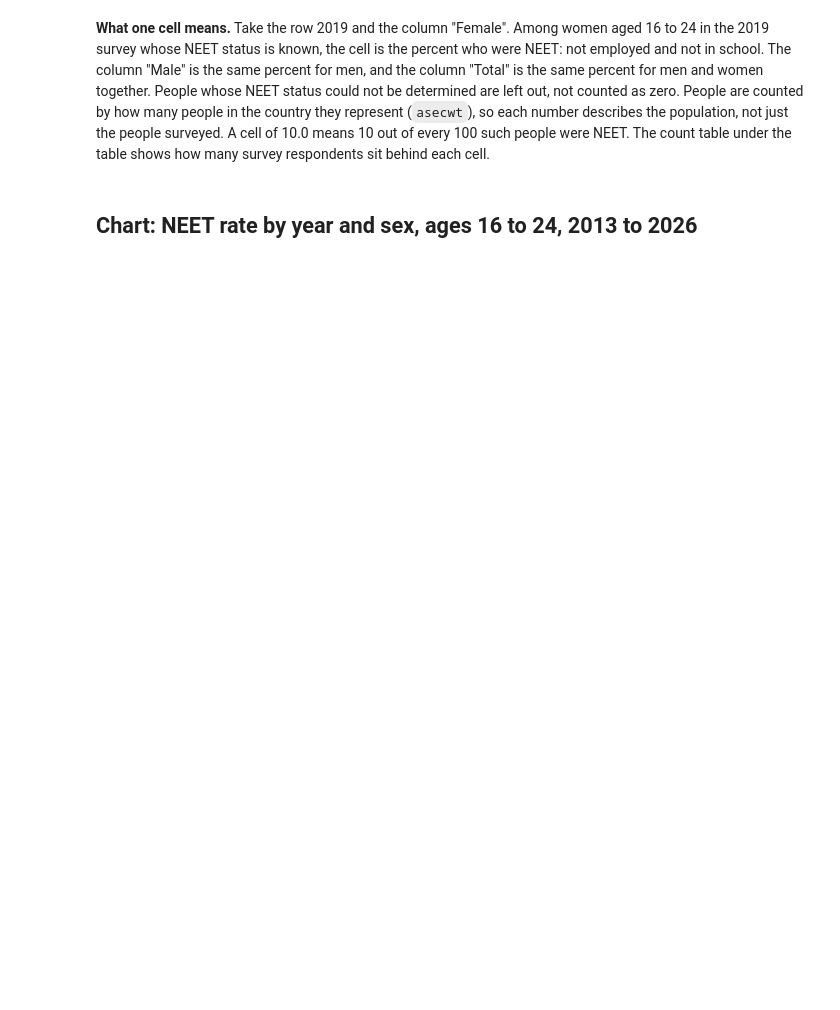
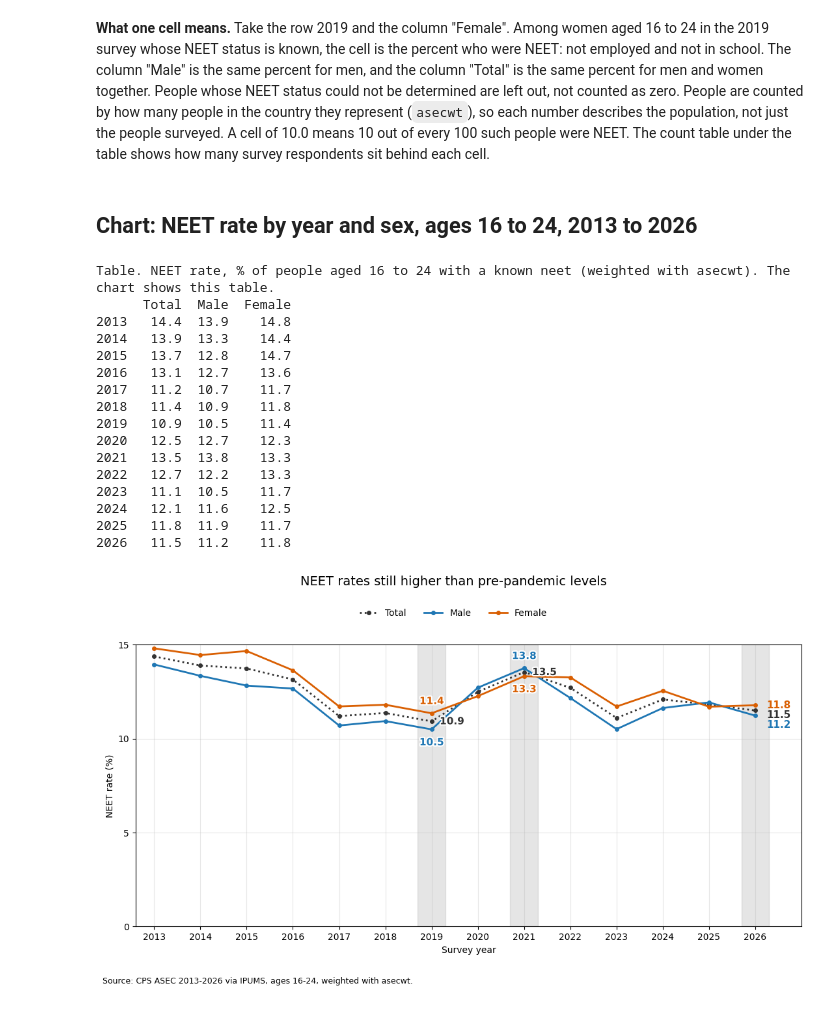
Before and after one commit to Tbhanu7/NEET_research_project, a Jupyter notebook: neet6.ipynb, the cells around one changed output. Drawn from its saved outputs; the diff is of its cells as text; code cells hidden in the pictures; blank space fills up the shorter version.

```diff
--- a/neet6.ipynb
+++ b/neet6.ipynb
@@ -61,7 +81,7 @@ print(people.to_string())  # counts, same layout
 # %% [markdown]
 ## Chart: NEET rate by year and sex, ages 16 to 24, 2013 to 2026
 # %%
-chart_title = "[your one-sentence finding]"  # chart title: replace this text with your own sentence
+chart_title = "NEET rates still higher than pre-pandemic levels"  # chart title: replace this text with your own sentence
 
 print("Table. NEET rate, % of people aged 16 to 24 with a known neet (weighted with asecwt). The chart shows this table.")  # table title
 print(table.to_string(float_format="{:.1f}".format))  # table, 1 decimal
@@ -88,30 +108,48 @@ for column, value in end_values.items():  # loop from the highest line to the lo
 for column, value in end_values.items():  # write the end labels
     ax.text(last_year + 0.25, label_y[column], f"{value:.1f}", color=line_colors[column], va="center", ha="left", fontsize=11, fontweight="bold")  # value of the last year at the end of the line
 
 import matplotlib.patheffects as pe  # text outlines
 total_name = table.columns[0]  # the Total column
 sex_names = list(table.columns[1:])  # the Male and Female columns
 for year in [2019, 2021]:  # years to label in the middle of the chart
     values = table.loc[year]  # the three values for this year
     top = values[sex_names].idxmax()  # the higher of Male and Female
     bottom = [name for name in sex_names if name != top][0]  # the other one, the lower
     outline = [pe.withStroke(linewidth=3, foreground="white")]  # thin white outline so the number is easy to read without hiding the lines
     ax.annotate(f"{values[top]:.1f}", (year, values[top]), xytext=(0, 8), textcoords="offset points", ha="center", va="bottom", color=line_colors[top], fontsize=11, fontweight="bold", path_effects=outline)  # higher line: value above the point
     ax.annotate(f"{values[bottom]:.1f}", (year, values[bottom]), xytext=(0, -9), textcoords="offset points", ha="center", va="top", color=line_colors[bottom], fontsize=11, fontweight="bold", path_effects=outline)  # lower line: value below the point
     ax.annotate(f"{values[total_name]:.1f}", (year, values[total_name]), xytext=(9, 0), textcoords="offset points", ha="left", va="center", color=line_colors[total_name], fontsize=11, fontweight="bold", path_effects=outline)  # Total line: value to the right of the point
 
 ax.set_xticks(list(table.index))  # a tick for every year
 ax.set_xlim(table.index.min() - 0.4, last_year + 1.0)  # room at the right for the end labels
 ax.set_xlabel("Survey year")  # x-axis label
 ax.set_ylabel("NEET rate (%)")  # y-axis label
 ax.set_ylim(0, ymax)  # y-axis starts at 0
 ax.set_yticks(range(0, ymax + 1, 5))  # y ticks every 5, starting at 0
 ax.grid(True, alpha=0.3)  # light grid
 
 handles, labels = ax.get_legend_handles_labels()  # the three lines
 fig.legend(handles, labels, loc="upper center", bbox_to_anchor=(0.5, 0.92), ncol=3, frameon=False)  # one legend
 fig.suptitle(chart_title, fontsize=14, y=0.98)  # chart title
 fig.tight_layout(rect=[0, 0.06, 1, 0.9])  # leave room for the title, legend and note
 fig.text(0.01, 0.015, "Source: CPS ASEC 2013-2026 via IPUMS, ages 16-24, weighted with asecwt.", fontsize=9)  # source note
 fig.savefig(fig5_path, dpi=200, bbox_inches="tight")  # save to Drive before showing
 plt.show()  # show the chart
+# %% [output]
+Table. NEET rate, % of people aged 16 to 24 with a known neet (weighted with asecwt). The chart shows this table.
+      Total  Male  Female
+2013   14.4  13.9    14.8
+2014   13.9  13.3    14.4
+2015   13.7  12.8    14.7
+2016   13.1  12.7    13.6
+2017   11.2  10.7    11.7
+2018   11.4  10.9    11.8
+2019   10.9  10.5    11.4
+2020   12.5  12.7    12.3
+2021   13.5  13.8    13.3
+2022   12.7  12.2    13.3
+2023   11.1  10.5    11.7
+2024   12.1  11.6    12.5
+2025   11.8  11.9    11.7
+2026   11.5  11.2    11.8
+[figure, added]
```
Also changed, not shown: parts of 2 cells of this notebook.
